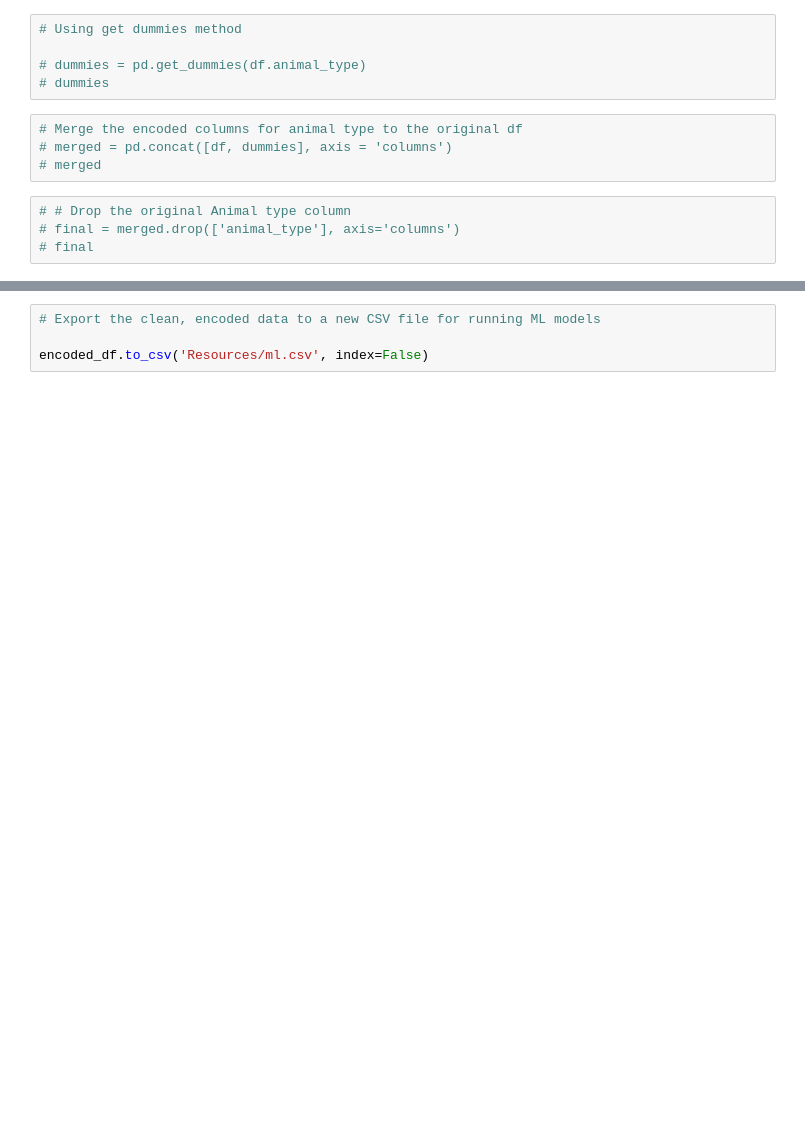
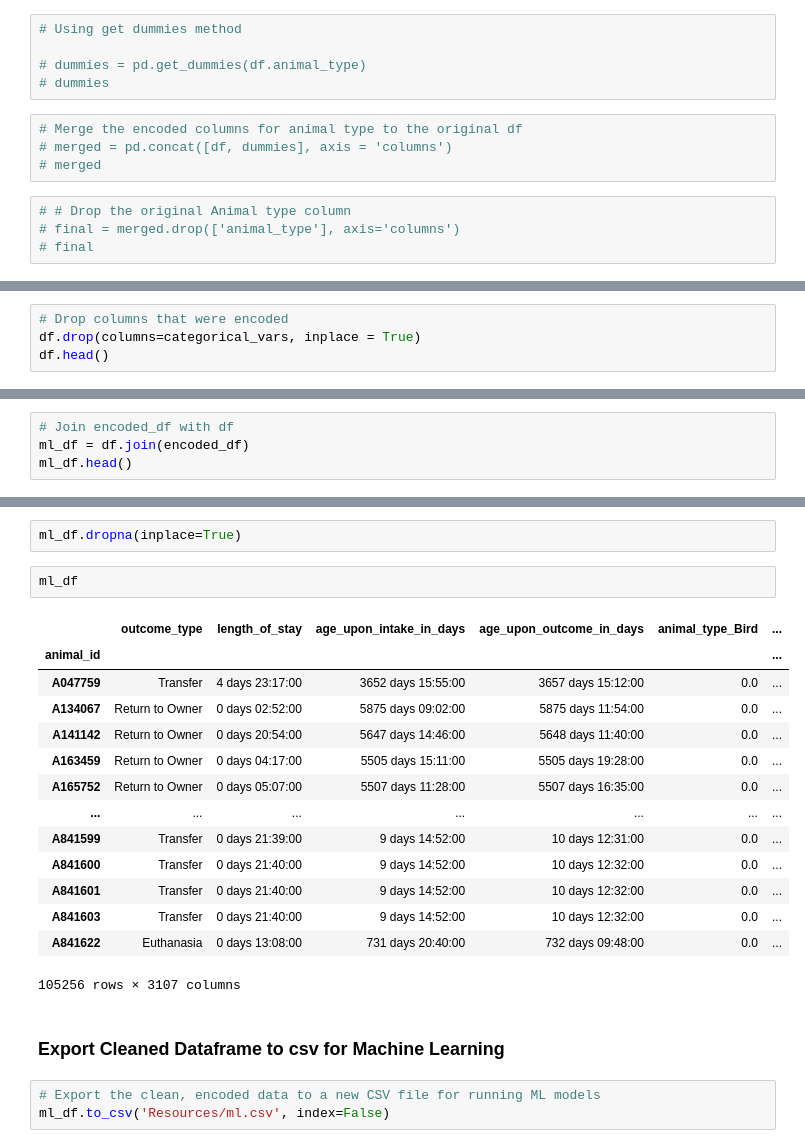
Before and after one commit to ilaha/Austin_AniML_Rescue, a Jupyter notebook: merged_csv_cleaning.ipynb, the cells around one changed output, grey strips where cells are left out. Cells and saved outputs as stored; diff of their text form; blank space fills up the shorter version.

Commit message:
Modified cleaning file to work with machine learning

```diff
--- a/merged_csv_cleaning.ipynb
+++ b/merged_csv_cleaning.ipynb
@@ -343,0 +140,4 @@ encoded_df.head()
+# %%
+# Drop columns that were encoded
+df.drop(columns=categorical_vars, inplace = True)
+df.head()
@@ -343,0 +154,4 @@ encoded_df.head()
+# %%
+# Join encoded_df with df
+ml_df = df.join(encoded_df)
+ml_df.head()
@@ -344,4 +185,24 @@ encoded_df.head()
+# %%
+ml_df.dropna(inplace=True)
+# %%
+ml_df
+# %% [output]
+|  | outcome_type | length_of_stay | age_upon_intake_in_days | age_upon_outcome_in_days | animal_type_Bird | ... |
+| animal_id |  |  |  |  |  | ... |
+| A047759 | Transfer | 4 days 23:17:00 | 3652 days 15:55:00 | 3657 days 15:12:00 | 0.0 | ... |
+| A134067 | Return to Owner | 0 days 02:52:00 | 5875 days 09:02:00 | 5875 days 11:54:00 | 0.0 | ... |
+| A141142 | Return to Owner | 0 days 20:54:00 | 5647 days 14:46:00 | 5648 days 11:40:00 | 0.0 | ... |
+| A163459 | Return to Owner | 0 days 04:17:00 | 5505 days 15:11:00 | 5505 days 19:28:00 | 0.0 | ... |
+| A165752 | Return to Owner | 0 days 05:07:00 | 5507 days 11:28:00 | 5507 days 16:35:00 | 0.0 | ... |
+| ... | ... | ... | ... | ... | ... | ... |
+| A841599 | Transfer | 0 days 21:39:00 | 9 days 14:52:00 | 10 days 12:31:00 | 0.0 | ... |
+| A841600 | Transfer | 0 days 21:40:00 | 9 days 14:52:00 | 10 days 12:32:00 | 0.0 | ... |
+| A841601 | Transfer | 0 days 21:40:00 | 9 days 14:52:00 | 10 days 12:32:00 | 0.0 | ... |
+| A841603 | Transfer | 0 days 21:40:00 | 9 days 14:52:00 | 10 days 12:32:00 | 0.0 | ... |
+| A841622 | Euthanasia | 0 days 13:08:00 | 731 days 20:40:00 | 732 days 09:48:00 | 0.0 | ... |
+105256 rows × 3107 columns
+# %% [markdown]
+### Export Cleaned Dataframe to csv for Machine Learning
 # %%
 # Export the clean, encoded data to a new CSV file for running ML models
-
-encoded_df.to_csv('Resources/ml.csv', index=False)
+ml_df.to_csv('Resources/ml.csv', index=False)
```
Also changed, not shown: parts of 32 cells of this notebook, 1 other file.
